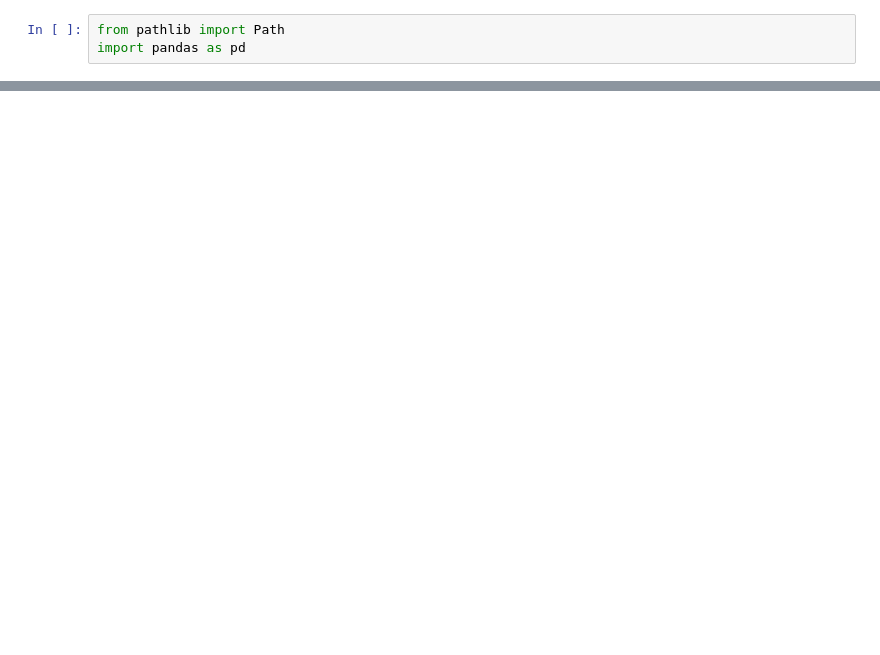
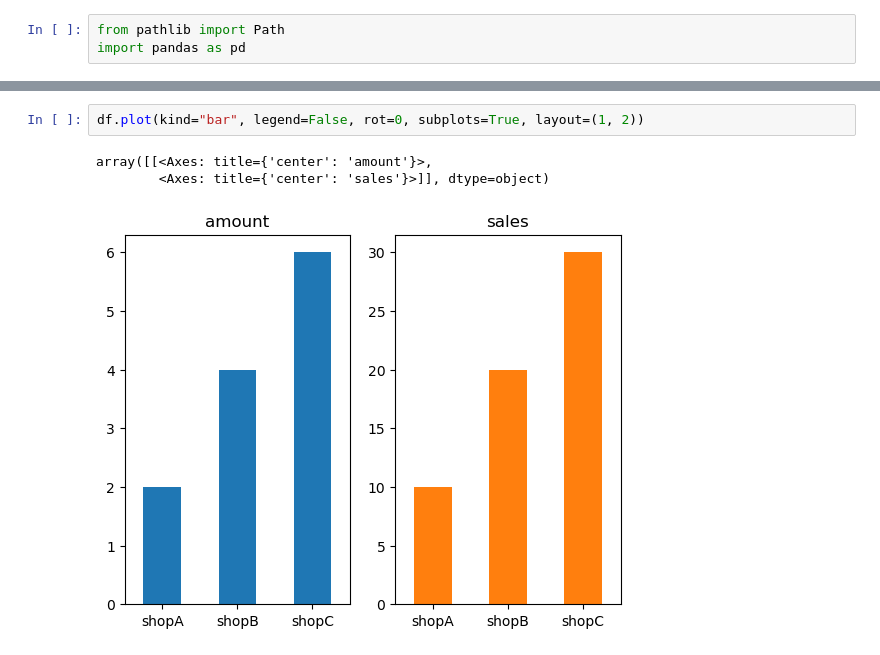
Before and after one commit to edayoshi-1999/python-practice, a Jupyter notebook: chapter16/Untitled.ipynb, the cells around one changed output, grey strips where cells are left out. Saved outputs shown, nothing was run; the diff lists cells and outputs as text; blank space fills up the shorter version.

```diff
--- a/chapter16/Untitled.ipynb
+++ b/chapter16/Untitled.ipynb
@@ -25,0 +138,6 @@ UsageError: Line magic function `%git` not found.
+# %%
+df.plot(kind="bar", legend=False, rot=0, subplots=True, layout=(1, 2))
+# %% [output]
+array([[<Axes: title={'center': 'amount'}>,
+        <Axes: title={'center': 'sales'}>]], dtype=object)
+[figure, added]
```
Also changed, not shown: parts of 17 cells of this notebook, 4 other files.
